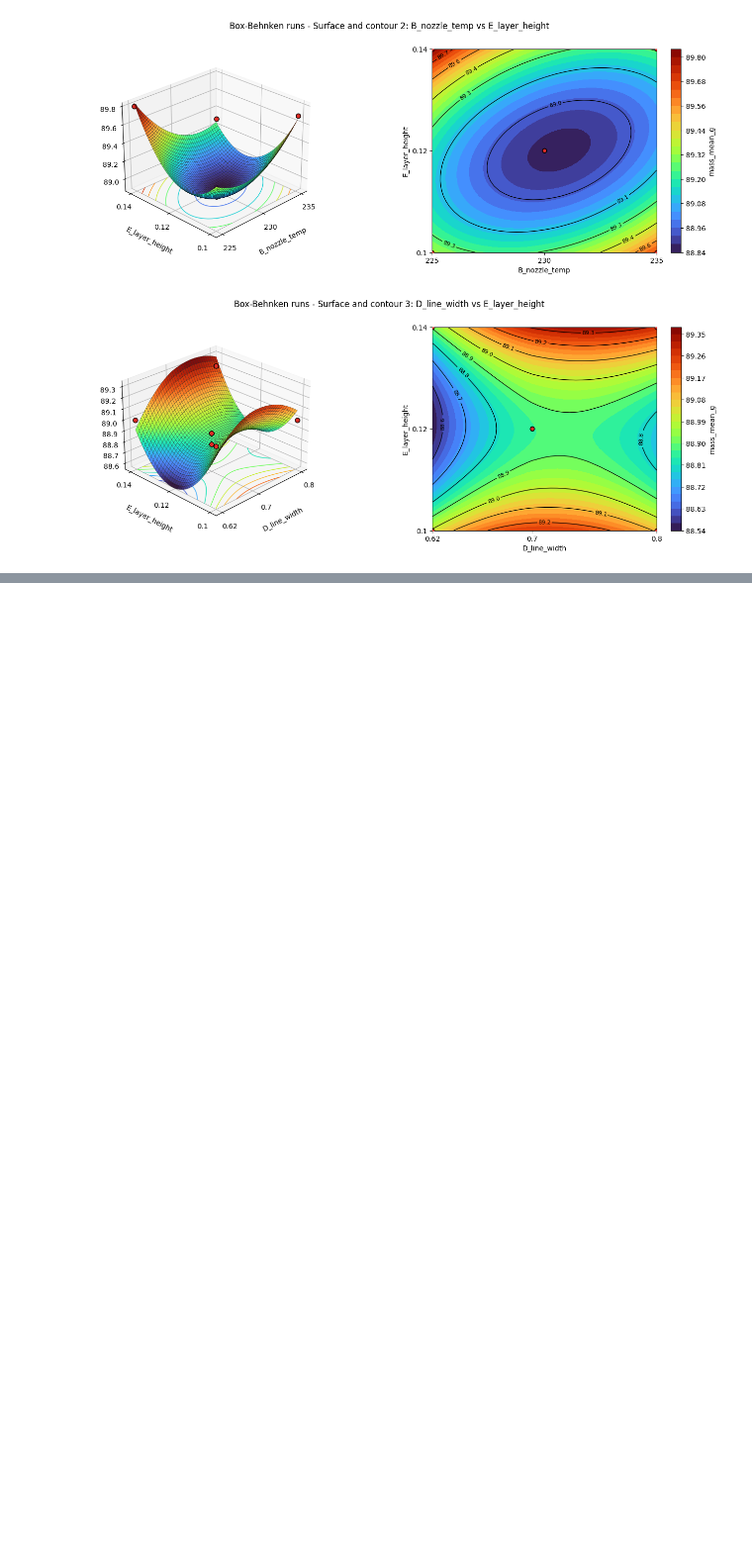
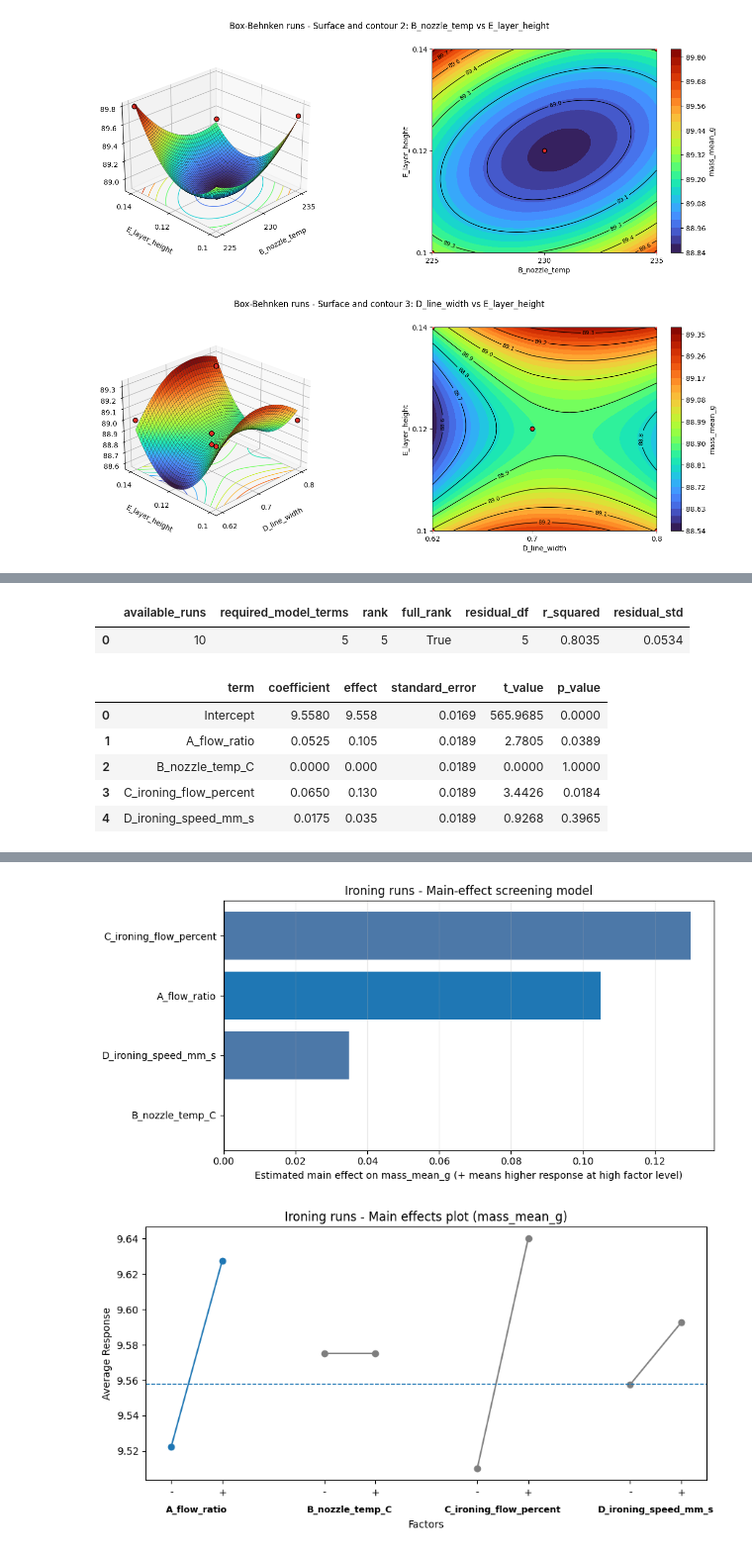
Before and after one commit to sarah813/3D_Printing_Project, a Jupyter notebook: DoE_notebook.ipynb, the cells around one changed output, grey strips where cells are left out. Shown at 99% size. Saved outputs shown, nothing was run; the diff lists cells and outputs as text; code cells hidden in the pictures; blank space fills up the shorter version.

```diff
--- a/DoE_notebook.ipynb
+++ b/DoE_notebook.ipynb
@@ -1109,6 +1242,11 @@ if ironing_main_effect_model["info_df"].loc[0, "full_rank"]:
         ironing_main_effect_model,
         experiment="Ironing runs",
     )
+    plot_main_effects_line(
+        ironing_result_matrix_with_data,
+        response="mass_mean_g",
+        experiment="Ironing runs",
+    )
     plot_screening_observed_vs_predicted(
         ironing_main_effect_model,
         experiment="Ironing runs",
@@ -1118,3 +1256,12 @@ else:
         "The available measurements do not yet provide a full-rank main-effects model. "
         "Add runs with missing factor-level combinations."
     )
+# %% [output]
+|  | available_runs | required_model_terms | rank | full_rank | residual_df | r_squared | residual_std |
+| 0 | 10 | 5 | 5 | True | 5 | 0.8035 | 0.0534 |
+|  | term | coefficient | effect | standard_error | t_value | p_value |
+| 0 | Intercept | 9.5580 | 9.558 | 0.0169 | 565.9685 | 0.0000 |
+| 1 | A_flow_ratio | 0.0525 | 0.105 | 0.0189 | 2.7805 | 0.0389 |
+| 2 | B_nozzle_temp_C | 0.0000 | 0.000 | 0.0189 | 0.0000 | 1.0000 |
+| 3 | C_ironing_flow_percent | 0.0650 | 0.130 | 0.0189 | 3.4426 | 0.0184 |
+| 4 | D_ironing_speed_mm_s | 0.0175 | 0.035 | 0.0189 | 0.9268 | 0.3965 |
@@ -1120,0 +1280,2 @@ else:
+[figure, added]
+[figure, added]
```
Also changed, not shown: parts of 29 cells of this notebook, 2 other files.
